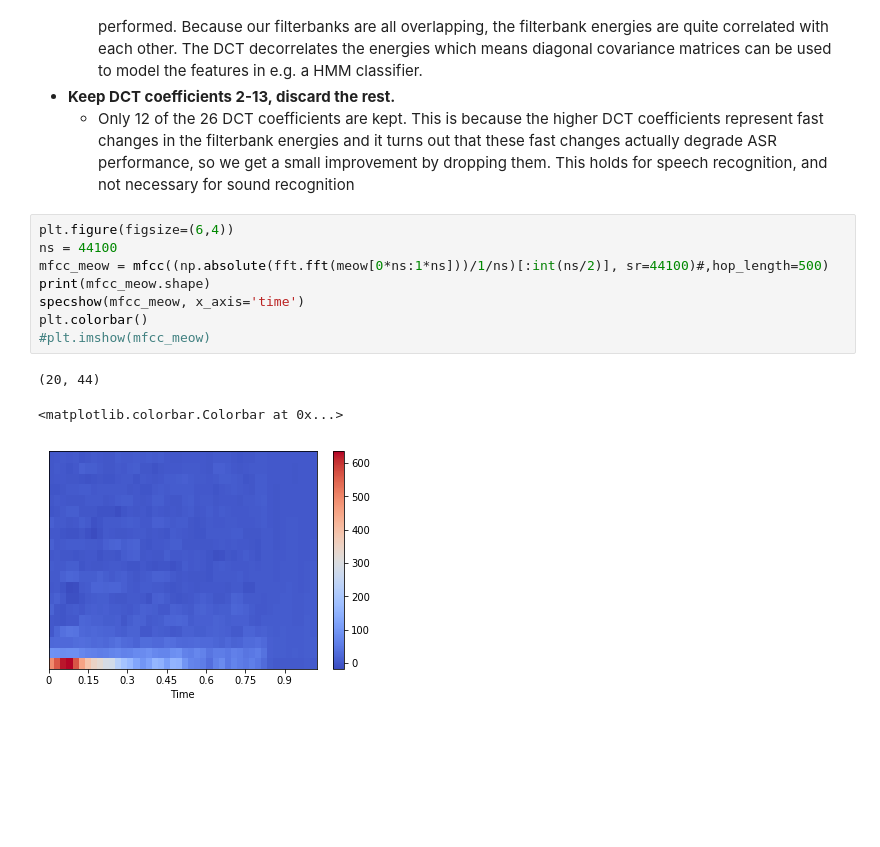
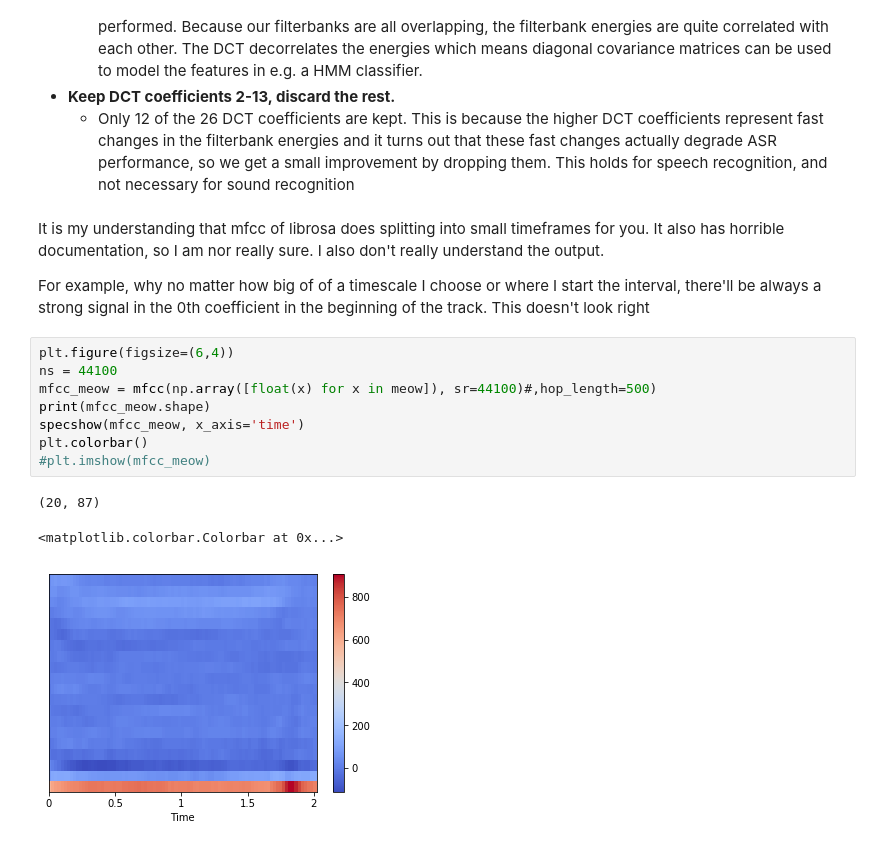
Before and after one commit to gelisa/kaggle_sound, a Jupyter notebook: sandbox.ipynb, the cells around one changed output. Drawn from its saved outputs; the diff is of its cells as text; blank space fills up the shorter version.

```diff
--- a/sandbox.ipynb
+++ b/sandbox.ipynb
@@ -222,15 +228,19 @@ MFCCs are commonly derived as follows (http://practicalcryptography.com/miscella
   - The final step is to compute the DCT of the log filterbank energies. There are 2 main reasons this is performed. Because our filterbanks are all overlapping, the filterbank energies are quite correlated with each other. The DCT decorrelates the energies which means diagonal covariance matrices can be used to model the features in e.g. a HMM classifier.
 - **Keep DCT coefficients 2-13, discard the rest.**
   - Only 12 of the 26 DCT coefficients are kept. This is because the higher DCT coefficients represent fast changes in the filterbank energies and it turns out that these fast changes actually degrade ASR performance, so we get a small improvement by dropping them. This holds for speech recognition, and not necessary for sound recognition
+# %% [markdown]
+It is my understanding that mfcc of librosa does splitting into small timeframes for you. It also has horrible documentation, so I am nor really sure. I also don't really understand the output.
+
+For example, why no matter how big of of a timescale I choose or where I start the interval, there'll be always a strong signal in the 0th coefficient in the beginning of the track. This doesn't look right
 # %%
 plt.figure(figsize=(6,4))
 ns = 44100
-mfcc_meow = mfcc((np.absolute(fft.fft(meow[0*ns:1*ns]))/1/ns)[:int(ns/2)], sr=44100)#,hop_length=500)
+mfcc_meow = mfcc(np.array([float(x) for x in meow]), sr=44100)#,hop_length=500)
 print(mfcc_meow.shape)
 specshow(mfcc_meow, x_axis='time')
 plt.colorbar()
 #plt.imshow(mfcc_meow)
 # %% [output]
-(20, 44)
+(20, 87)
 <matplotlib.colorbar.Colorbar at 0x...>
-[figure, old version]
+[figure, new version]
```
Also changed, not shown: parts of 6 cells of this notebook.
